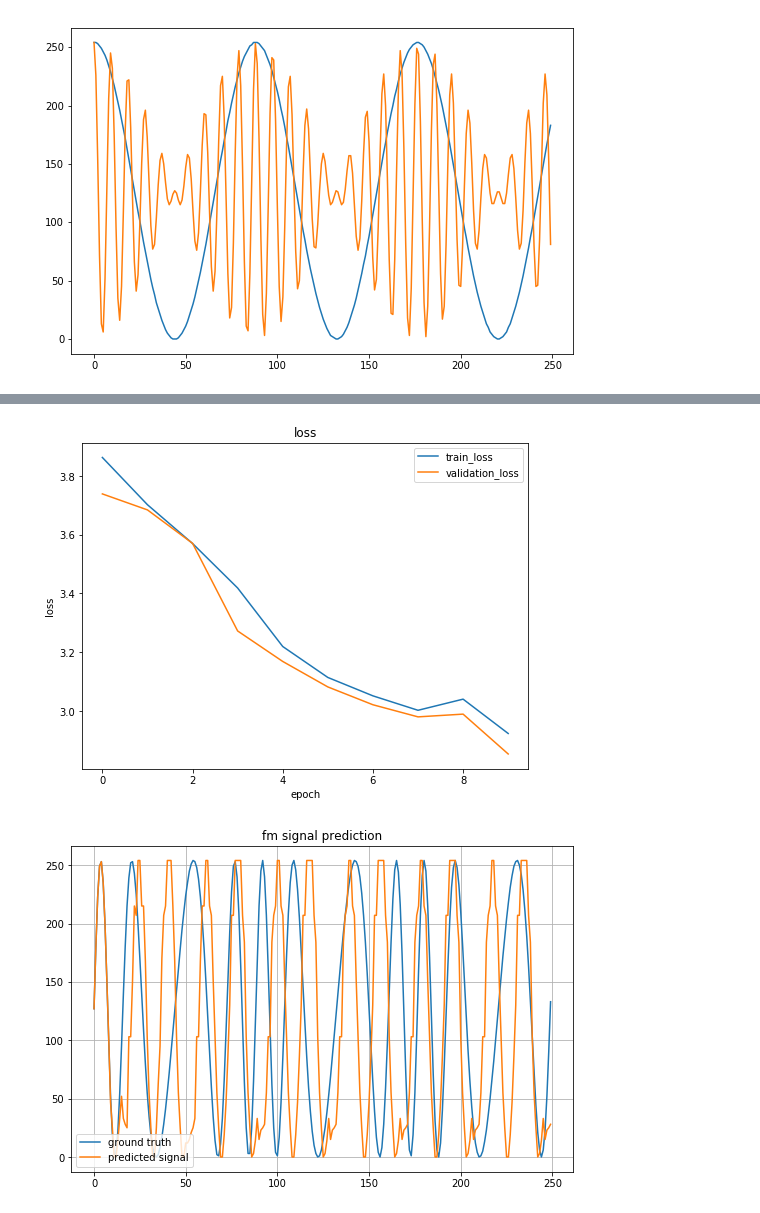
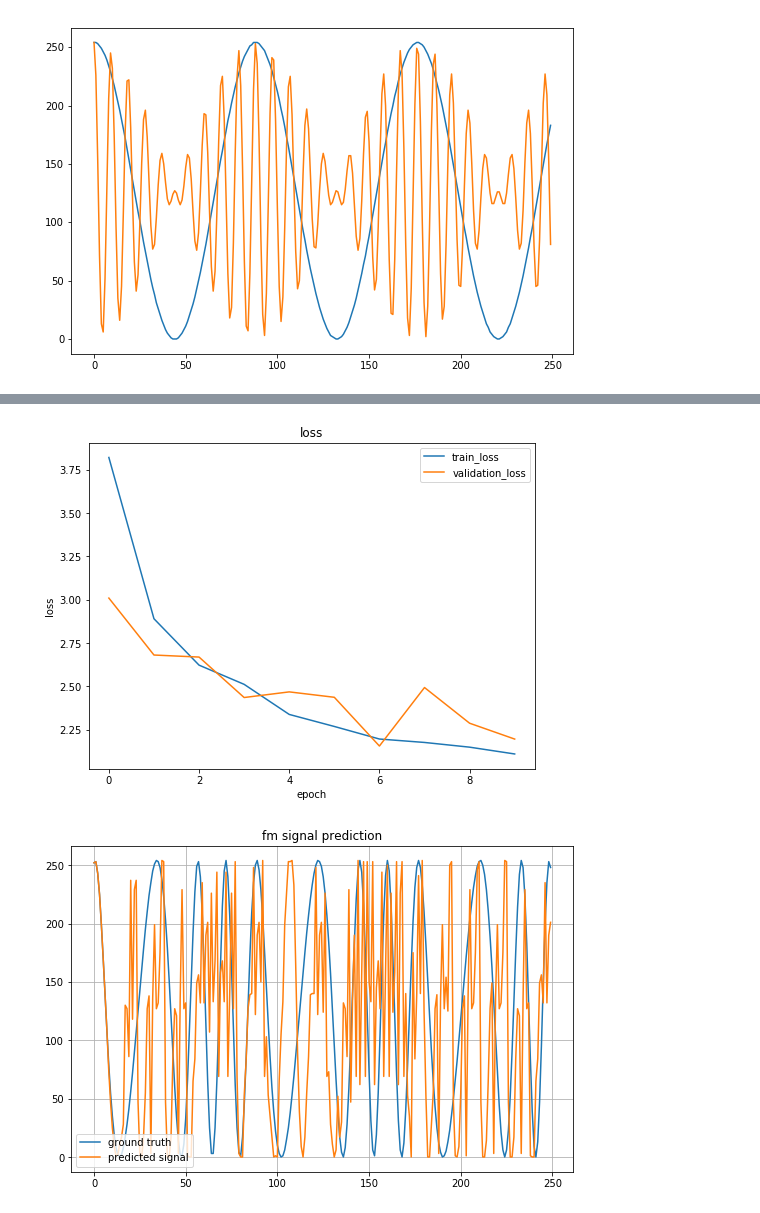
Before and after one commit to cross32768/dilated_conv, a Jupyter notebook: dilated_conv.ipynb, the cells around one changed output, grey strips where cells are left out. Cells and saved outputs as stored; diff of their text form; code cells hidden in the pictures.

```diff
--- a/dilated_conv.ipynb
+++ b/dilated_conv.ipynb
@@ -167,5 +171,10 @@ class MLP(nn.Module):
 # %%
 # ロス関数、オプティマイザ
-net = MLP(N_reception, 100, 256)
+net = MLP(N_reception, 128, 256)
+params = list(net.parameters())
+N_params = 0
+for p in params:
+    N_params += len(p)
+print('the number of parameters:', N_params)
 loss_fn = nn.CrossEntropyLoss()
 optimizer = optim.Adam(net.parameters(), lr = 0.01)
@@ -240,10 +251,10 @@ plt.plot(val_losses, label = 'validation_loss')
 plt.legend()
 plt.show()
 # %% [output]
-[figure, old version]
+[figure, new version]
 # %%
-s_point = 0
-n_predict_point = 500
+s_point = 20
+n_predict_point = 1000
 data_first = fm_signal_quantized_8bit[s_point : s_point + N_reception]
 data_for_pred = np.copy(data_first)
 predicted_data = []
@@ -256,12 +267,13 @@ for i in range(n_predict_point):
     data_for_pred = np.delete(data_for_pred, 0)
 predicted_data = np.concatenate([data_first, predicted_data])
 # %%
+s_plot = 0
 plt.figure(figsize = (9, 6))
-plt.plot(fm_signal_quantized_8bit[s_point : s_point + 250], label = 'ground truth')
-plt.plot(predicted_data[:250], label = 'predicted signal')
+plt.plot(fm_signal_quantized_8bit[s_plot + s_point : s_plot + s_point + 250], label = 'ground truth')
+plt.plot(predicted_data[s_plot:s_plot + 250], label = 'predicted signal')
 plt.legend(loc = 'lower left')
 plt.title('fm signal prediction')
 plt.grid()
 plt.show()
 # %% [output]
-[figure, old version]
+[figure, new version]
```
Also changed, not shown: parts of 4 cells of this notebook.
